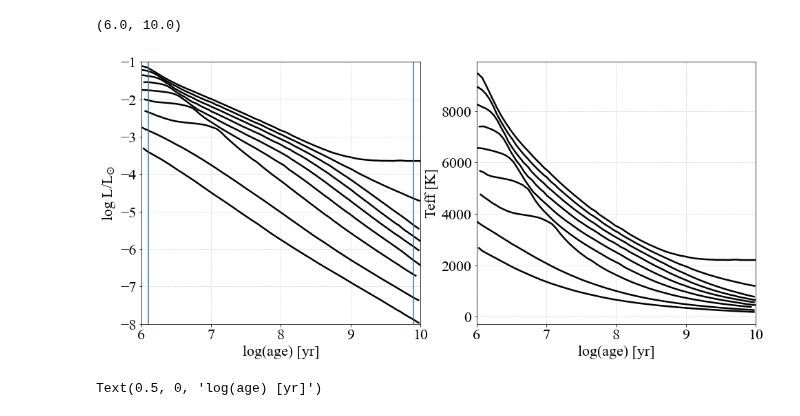
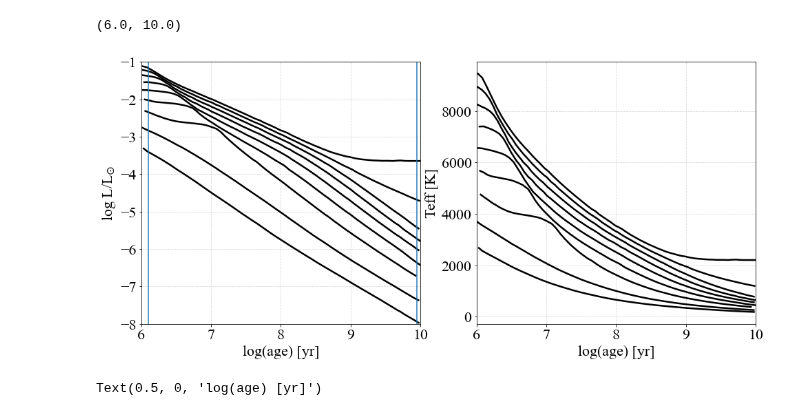
Before and after one commit to SvPoder/exoplanets, a Jupyter notebook: jupyter-notebook/testing.ipynb, the cells around one changed output. Cells and saved outputs as stored; diff of their text form; code cells hidden in the pictures.

```diff
--- a/jupyter-notebook/testing.ipynb
+++ b/jupyter-notebook/testing.ipynb
@@ -12,6 +12,9 @@ rc('font', family='times new roman', size=22.)
 # %%
 def heat(temp, R, epsilon=1):
     return (4*np.pi*R**2*sigma_sb*temp**4*epsilon)
+
+def temp(heat, R, epsilon=1):
+    return np.power(heat/(4*np.pi*R**2*sigma_sb*epsilon), 0.25)
 # %%
 age  = {}
 logL = {}
@@ -27,25 +30,25 @@ for mass in M:
 # %%
 fig, ax = plt.subplots(1, 2, figsize=(16, 7))
 
 for mass in M:
     ax[0].plot(age[mass], logL[mass], color="k", lw=2.5)
     ax[1].plot(age[mass], Teff[mass], color="k", lw=2.5)
 
 ax[0].set_ylabel("log L/L$_{\odot}$")
 ax[0].set_xlabel("log(age) [yr]")
 ax[0].grid(which="both", ls="--", alpha=0.5)
 ax[0].set_ylim([-8, -1])
 ax[0].set_xlim([6, 10])
 ax[0].axvline(6.1)
-ax[0].axvline(9.9)
+ax[0].axvline(9.95)
 
 ax[1].set_ylabel("Teff [K]")
 ax[1].set_xlabel("log(age) [yr]")
 ax[1].grid(which="both", ls="--", alpha=0.5)
 ax[1].set_xlim([6, 10])
 # %% [output]
 (6.0, 10.0)
-[figure, old version]
+[figure, new version]
 # %%
 log_age  = np.linspace(6.1, 9.9, 10)
 _log_age = []
```
Also changed, not shown: parts of 2 cells of this notebook, 14 other files.
